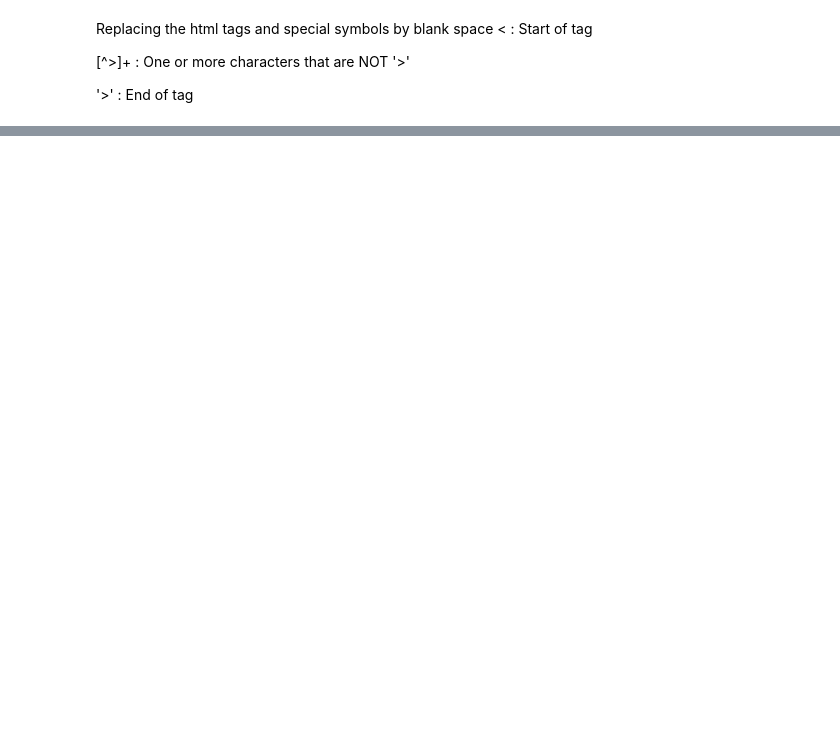
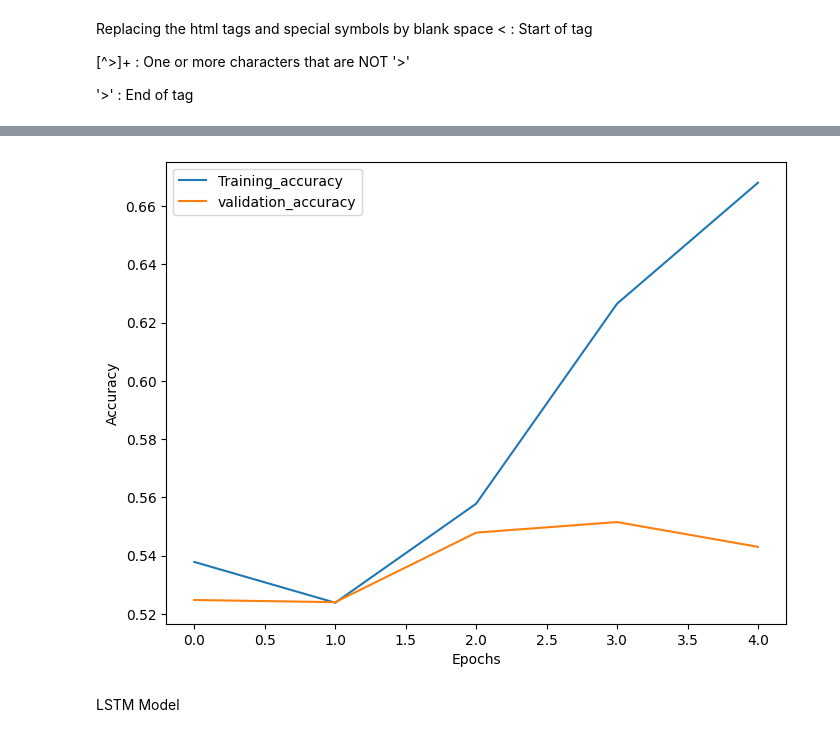
Before and after one commit to Sharddha-Sharddha/IITMLAssignments, a Jupyter notebook: AMAZON_fine_food_review_RNN|LSTM_model.ipynb, the cells around one changed output, grey strips where cells are left out. Cells and saved outputs as stored; diff of their text form; code cells hidden in the pictures; blank space fills up the shorter version.

Commit message:
AMAZON_fine_food_review_RNN|LSTM_model

```diff
--- a/AMAZON_fine_food_review_RNN|LSTM_model.ipynb
+++ b/AMAZON_fine_food_review_RNN|LSTM_model.ipynb
@@ -405,0 +418,4 @@ print(X_padded)
+# %%
+x_train,x_test,y_train,y_test = train_test_split(X_padded,y,
+                                                 test_size= 0.2,
+                                                 stratify = y)
@@ -405,0 +443,18 @@ print(X_padded)
+# %%
+def create_RNN_model():
+  model= Sequential([
+      Embedding(input_dim= MAX_FEATURES,  # "I know 10,000 unique words."
+                output_dim= 128,          # "I will describe each word using 128 coordinates."
+                input_length= MAX_LEN),      # "Every review I read will be exactly 150 words long."
+      SimpleRNN(units=64, return_sequences= False),
+      Dropout(0.5),
+      Dense(32, activation = 'relu'),
+      Dense(1,activation = 'sigmoid')
+  ])
+  return model
+# %%
+from sklearn import metrics
+RNN_model = create_RNN_model()
+RNN_model.compile(optimizer = 'adam',
+                  metrics = ['accuracy'],
+                  loss = 'binary_crossentropy')
@@ -405,0 +477,8 @@ print(X_padded)
+# %%
+RNN_history = RNN_model.fit(
+    x_train,y_train,
+    batch_size = 128,
+    epochs = 5,
+    validation_split = 0.20,
+    #callbacks= [earlyl_stoping, checkpoints]
+)
@@ -405,0 +496,12 @@ print(X_padded)
+# %%
+plt.figure(figsize = (8,6))
+plt.plot(RNN_history.history['accuracy'], label = 'Training_accuracy')
+plt.plot(RNN_history.history['val_accuracy'], label = 'validation_accuracy')
+plt.legend()
+plt.xlabel('Epochs')
+plt.ylabel('Accuracy')
+plt.show()
+# %% [output]
+[figure, added]
+# %% [markdown]
+LSTM Model
```
Also changed, not shown: parts of 35 cells of this notebook.
